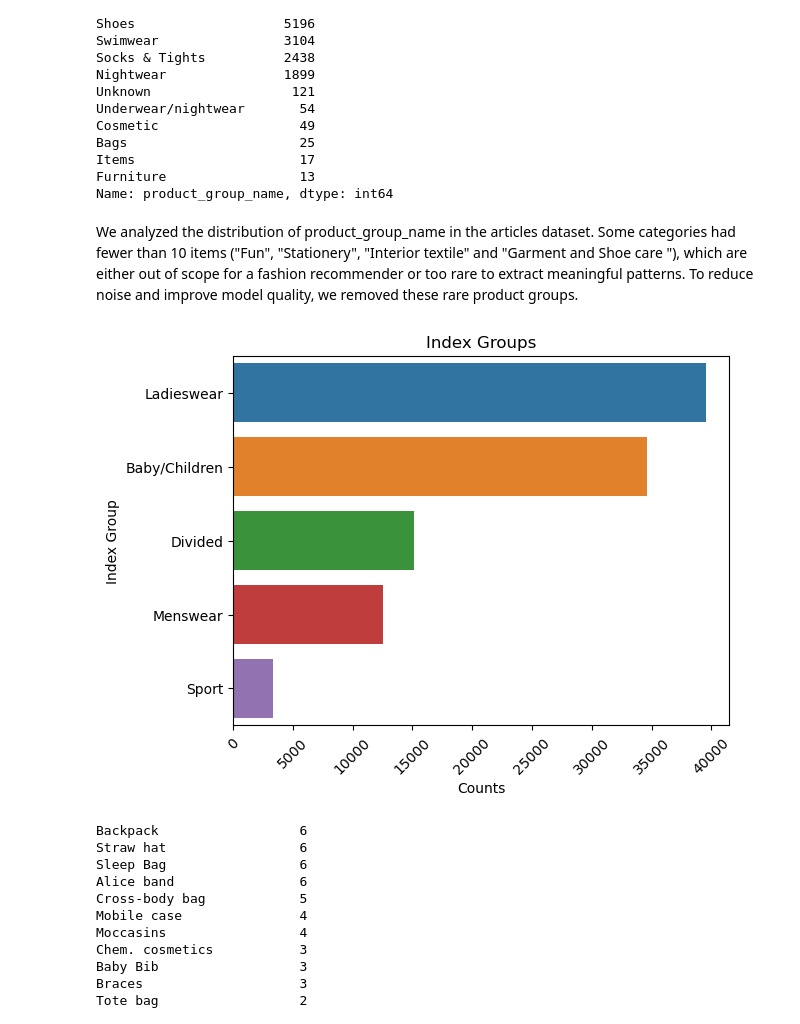
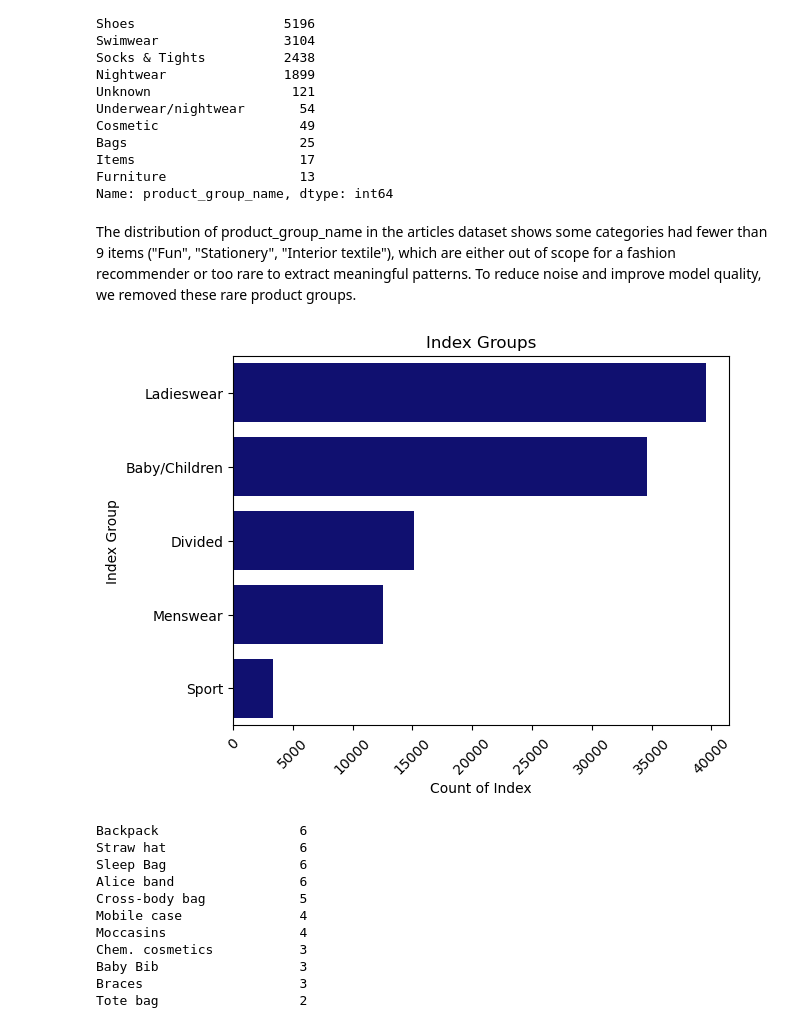
Before and after one commit to parisrahmani/HM-NLP-Recommender, a Jupyter notebook: notebooks/01-EDA-HM.ipynb, the cells around one changed output. Saved outputs shown, nothing was run; the diff lists cells and outputs as text; code cells hidden in the pictures.

```diff
--- a/notebooks/01-EDA-HM.ipynb
+++ b/notebooks/01-EDA-HM.ipynb
@@ -120,8 +144,3 @@ detail_desc                     416
 dtype: int64
 # %% [markdown]
 Wr’re dealing with only 416 nulls out of 105,542, which is less than ***0.4%*** of the dataset. Since the detail_desc field is crucial for our ***NLP recommender***, it’s better to drop those rows.
-# %%
-#Drop Nulls in detail_desc
-
-articles_df = articles_df.dropna(subset=['detail_desc']).reset_index(drop=True)
-print(f"New articles_df shape after dropping nulls in detail_desc: {articles_df.shape}")
@@ -130,3 +147,5 @@ New articles_df shape after dropping nulls in detail_desc: (105126, 25)
+# %%
+articles_df = articles_df.dropna(subset=['detail_desc'])
 # %%
 #Checking for duplicates in articles_df:
 
@@ -481,5 +566,5 @@ memory usage: 240.0+ bytes
 # %%
-selected_product_group = product_group_counts[product_group_counts > 10].index
+selected_product_group = product_group_counts[product_group_counts > 9].index
 selected_product_group
 articles_df = articles_df[articles_df["product_group_name"].isin(selected_product_group)]
 articles_df["product_group_name"].value_counts()
@@ -501,21 +586,21 @@ Items                     17
 Furniture                 13
 Name: product_group_name, dtype: int64
 # %% [markdown]
-We analyzed the distribution of product_group_name in the articles dataset. Some categories had fewer than 10 items ("Fun", "Stationery", "Interior textile" and "Garment and Shoe care "), which are either out of scope for a fashion recommender or too rare to extract meaningful patterns. To reduce noise and improve model quality, we removed these rare product groups.
+The distribution of product_group_name in the articles dataset shows some categories had fewer than 9 items ("Fun", "Stationery", "Interior textile"), which are either out of scope for a fashion recommender or too rare to extract meaningful patterns. To reduce noise and improve model quality, we removed these rare product groups.
 # %%
 index_group_name_counts = articles_df['index_group_name'].value_counts()
 
 plt.figure()
-sns.barplot(x=index_group_name_counts, y=index_group_name_counts.index)
+sns.barplot(x=index_group_name_counts, y=index_group_name_counts.index,color='navy')
 
 plt.xticks(rotation=45)
-plt.xlabel("Counts")
+plt.xlabel("Count of Index")
 plt.ylabel("Index Group")
 plt.title("Index Groups")
 
 plt.show()
 # %% [output]
-[figure, old version]
+[figure, new version]
 # %%
 articles_df["product_type_name"].value_counts().tail(20)
 # %% [output]
```
Also changed, not shown: parts of 92 cells of this notebook.
